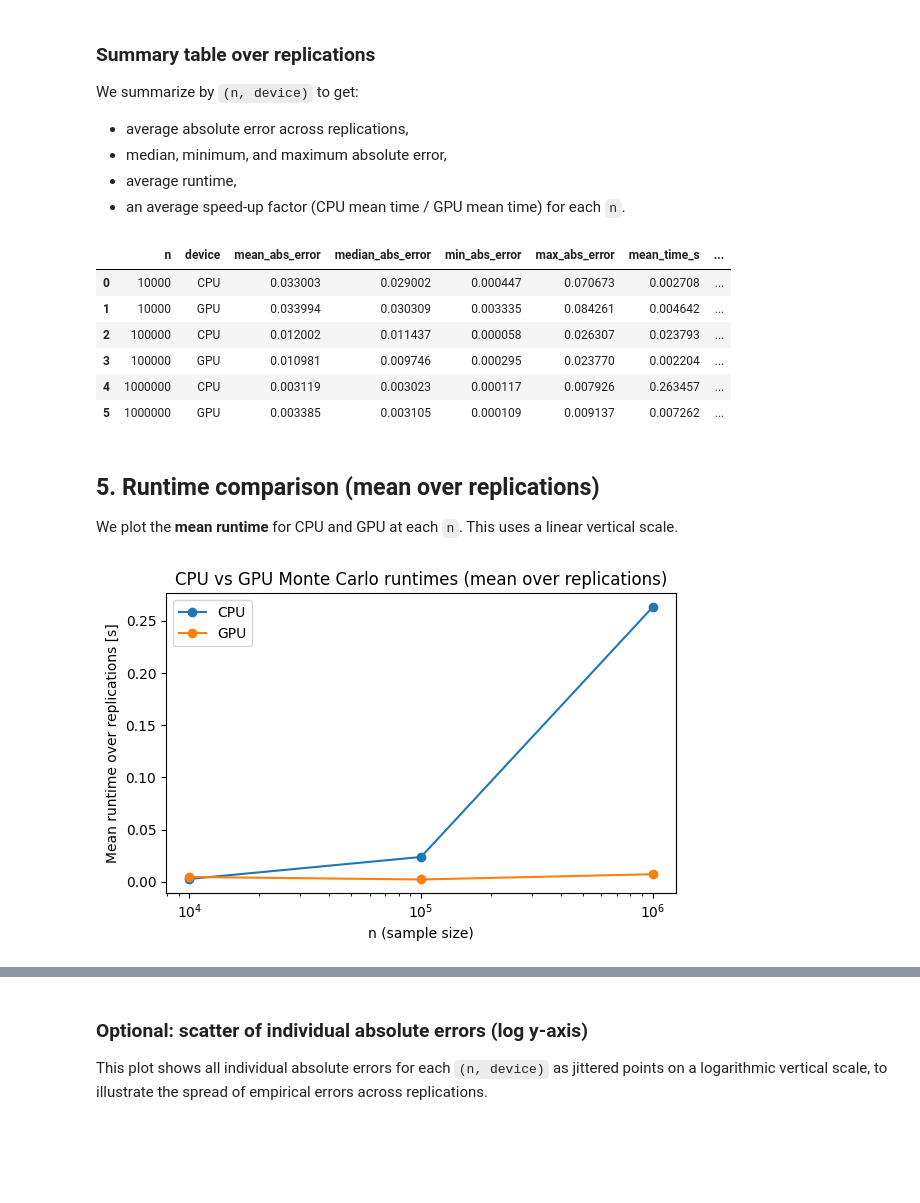
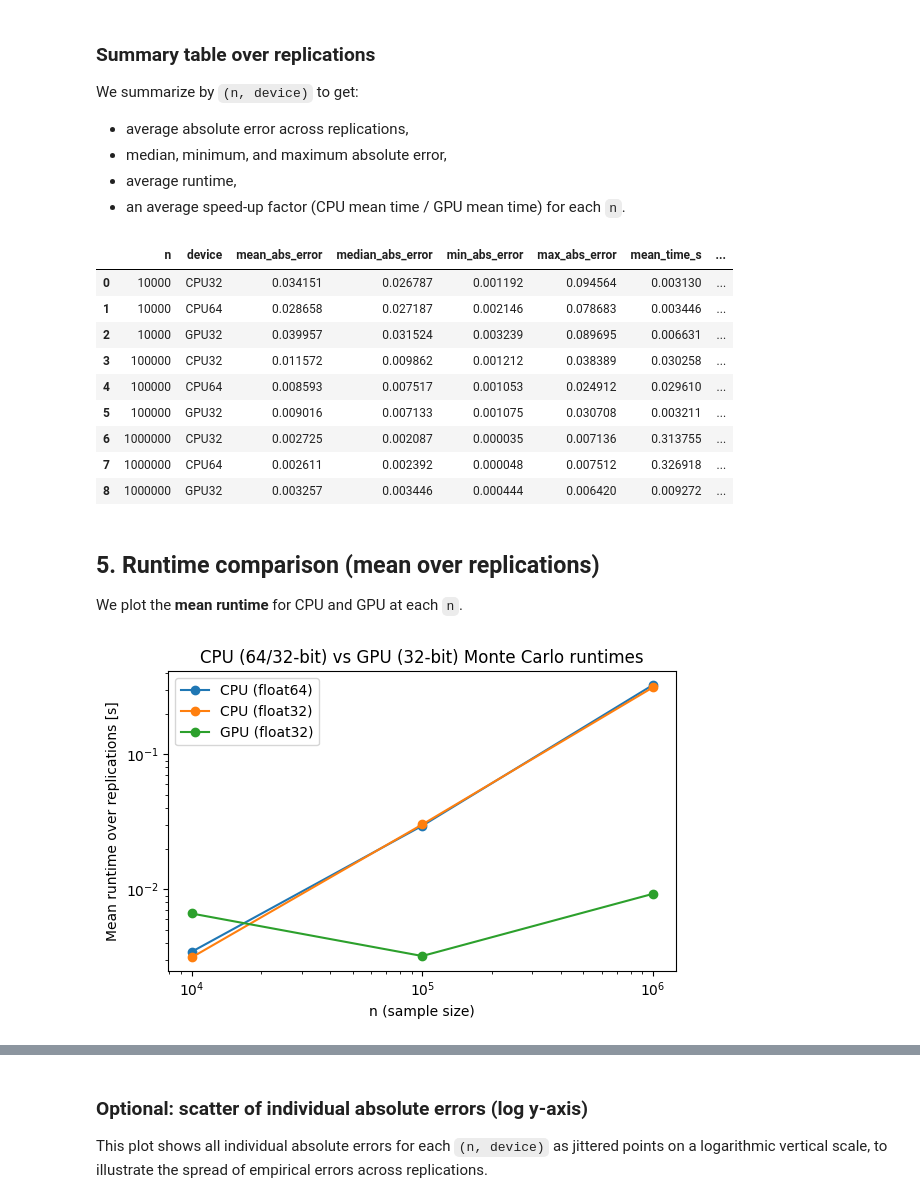
Before and after one commit to QMCSoftware/MATH565Fall2025, a Jupyter notebook: notebooks/GPU_MonteCarlo_Demo.ipynb, the cells around one changed output, grey strips where cells are left out. Saved outputs shown, nothing was run; the diff lists cells and outputs as text; code cells hidden in the pictures; blank space fills up the shorter version.

```diff
--- a/notebooks/GPU_MonteCarlo_Demo.ipynb
+++ b/notebooks/GPU_MonteCarlo_Demo.ipynb
@@ -71,11 +279,19 @@ def mc_cpu_float64(n: int, d: int) -> float:
     vals = np.exp(-0.5 * np.sum(x ** 2, axis=1)) / norm_const
     return float(vals.mean())
 
+def mc_cpu_float32(n: int, d: int) -> float:
+    """Monte Carlo estimator on CPU using NumPy float32, rescaled so true value is 1."""
+    norm_const = (1 / np.sqrt(2.0)) ** d  # 2^(-d/2)
+    x = np.random.normal(size=(n, d)).astype(np.float32)
+    # Compute squared norms in float32
+    sq = np.sum(x ** 2, axis=1, dtype=np.float32)
+    vals = np.exp(-0.5 * sq).astype(np.float32) / np.float32(norm_const)
+    return float(vals.mean(dtype=np.float32))
 
 def mc_gpu_float32(n: int, d: int) -> float:
     """Monte Carlo estimator on GPU/CPU using PyTorch float32, rescaled so true value is 1.
 
-    If `device` is a GPU backend ("mps" or "cuda"), this uses that device.
+    If `device` is "mps", this uses the Apple Silicon GPU via Metal.
     """
     norm_const = (1.0 / np.sqrt(2.0)) ** d
     norm_const_t = torch.tensor(norm_const, device=device, dtype=torch.float32)
@@ -120,12 +376,12 @@ def time_run(func, *args, sync_gpu: bool = False, **kwargs):
 # %%
 d = 20                 # dimension of the normal vector
 ns = [10_000, 100_000, 1_000_000]
-M = 20                 # number of replications per n (change as desired)
+R = 20                 # number of replications per n (change as desired)
 
 exact_value = 1.0
 print("Dimension d =", d)
 print("Sample sizes n =", ns)
-print("Number of replications M =", M)
+print("Number of replications R =", R)
 print("Exact value (all d):", exact_value)
 # %% [output]
 Dimension d = 20
@@ -207,46 +477,54 @@ summary = (
     )
 )
 
-# Compute mean speed-up per n: CPU_mean_time / GPU_mean_time
+# Compute mean speed-up per n: CPU64_mean_time / GPU32_mean_time
 speedup_records = []
 for n in ns:
-    row_cpu = summary[(summary["n"] == n) & (summary["device"] == "CPU")]
-    row_gpu = summary[(summary["n"] == n) & (summary["device"] == "GPU")]
-    if not row_cpu.empty and not row_gpu.empty:
-        cpu_t = float(row_cpu["mean_time_s"].iloc[0])
-        gpu_t = float(row_gpu["mean_time_s"].iloc[0])
+    row_cpu64 = summary[(summary["n"] == n) & (summary["device"] == "CPU64")]
+    row_gpu32 = summary[(summary["n"] == n) & (summary["device"] == "GPU32")]
+    if not row_cpu64.empty and not row_gpu32.empty:
+        cpu_t = float(row_cpu64["mean_time_s"].iloc[0])
+        gpu_t = float(row_gpu32["mean_time_s"].iloc[0])
         speedup = cpu_t / gpu_t if gpu_t > 0 else np.nan
-        speedup_records.append({"n": n, "mean_speedup_CPU_over_GPU": speedup})
+        speedup_records.append({"n": n, "mean_speedup_CPU64_over_GPU32": speedup})
 
 df_speedup = pd.DataFrame(speedup_records)
 summary_merged = summary.merge(df_speedup, on="n", how="left")
 summary_merged
 # %% [output]
 |  | n | device | mean_abs_error | median_abs_error | min_abs_error | max_abs_error | mean_time_s | ... |
-| 0 | 10000 | CPU | 0.033003 | 0.029002 | 0.000447 | 0.070673 | 0.002708 | ... |
-| 1 | 10000 | GPU | 0.033994 | 0.030309 | 0.003335 | 0.084261 | 0.004642 | ... |
-| 2 | 100000 | CPU | 0.012002 | 0.011437 | 0.000058 | 0.026307 | 0.023793 | ... |
-| 3 | 100000 | GPU | 0.010981 | 0.009746 | 0.000295 | 0.023770 | 0.002204 | ... |
-| 4 | 1000000 | CPU | 0.003119 | 0.003023 | 0.000117 | 0.007926 | 0.263457 | ... |
-| 5 | 1000000 | GPU | 0.003385 | 0.003105 | 0.000109 | 0.009137 | 0.007262 | ... |
+| 0 | 10000 | CPU32 | 0.034151 | 0.026787 | 0.001192 | 0.094564 | 0.003130 | ... |
+| 1 | 10000 | CPU64 | 0.028658 | 0.027187 | 0.002146 | 0.078683 | 0.003446 | ... |
+| 2 | 10000 | GPU32 | 0.039957 | 0.031524 | 0.003239 | 0.089695 | 0.006631 | ... |
+| 3 | 100000 | CPU32 | 0.011572 | 0.009862 | 0.001212 | 0.038389 | 0.030258 | ... |
+| 4 | 100000 | CPU64 | 0.008593 | 0.007517 | 0.001053 | 0.024912 | 0.029610 | ... |
+| 5 | 100000 | GPU32 | 0.009016 | 0.007133 | 0.001075 | 0.030708 | 0.003211 | ... |
+| 6 | 1000000 | CPU32 | 0.002725 | 0.002087 | 0.000035 | 0.007136 | 0.313755 | ... |
+| 7 | 1000000 | CPU64 | 0.002611 | 0.002392 | 0.000048 | 0.007512 | 0.326918 | ... |
+| 8 | 1000000 | GPU32 | 0.003257 | 0.003446 | 0.000444 | 0.006420 | 0.009272 | ... |
 # %% [markdown]
 ## 5. Runtime comparison (mean over replications)
 
-We plot the **mean runtime** for CPU and GPU at each `n`. This uses a linear vertical scale.
+We plot the **mean runtime** for CPU and GPU at each `n`.
 # %%
 fig, ax = plt.subplots(figsize=(6, 4))
 
-for device_name in ["CPU", "GPU"]:
+for device_name, label in [
+    ("CPU64", "CPU (float64)"),
+    ("CPU32", "CPU (float32)"),
+    ("GPU32", "GPU (float32)"),
+]:
     sub = summary[summary["device"] == device_name]
-    ax.plot(sub["n"], sub["mean_time_s"], marker="o", label=device_name)
+    ax.plot(sub["n"], sub["mean_time_s"], marker="o", label=label)
 
 ax.set_xscale("log")
+ax.set_yscale("log")
 ax.set_xlabel("n (sample size)")
 ax.set_ylabel("Mean runtime over replications [s]")
-ax.set_title("CPU vs GPU Monte Carlo runtimes (mean over replications)")
+ax.set_title("CPU (64/32-bit) vs GPU (32-bit) Monte Carlo runtimes")
 ax.legend()
 plt.tight_layout()
 plt.show()
 # %% [output]
-[figure, old version]
+[figure, new version]
 # %% [markdown]
```
Also changed, not shown: parts of 19 cells of this notebook, 10 other files.
